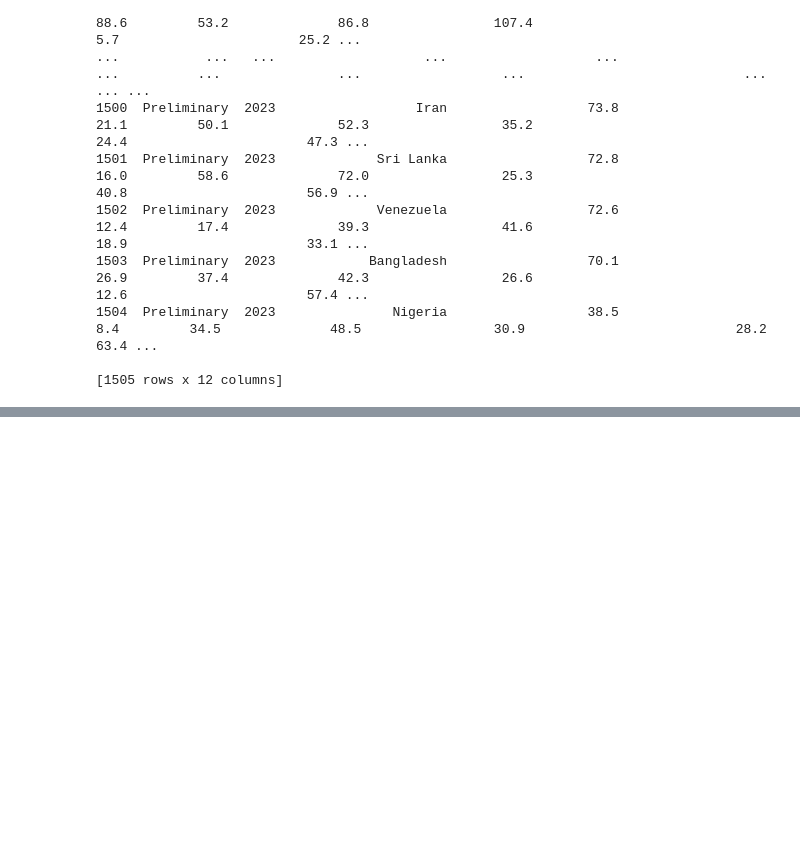
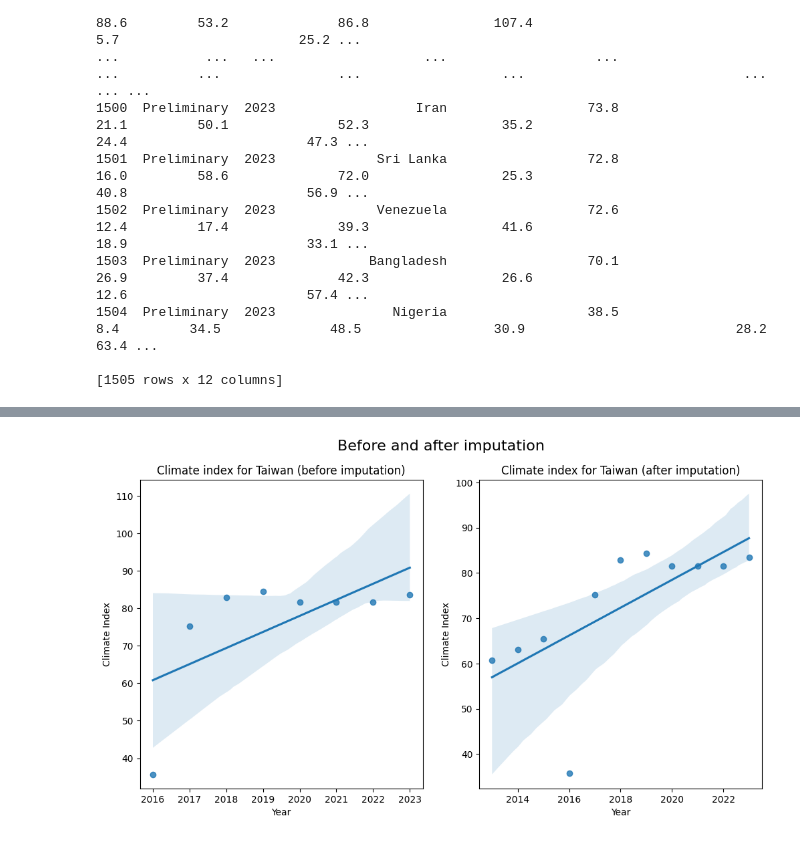
Before and after one commit to Milanomac/data-science-python, a Jupyter notebook: web-scraping/numbeo_scraping.ipynb, the cells around one changed output, grey strips where cells are left out. Cells and saved outputs as stored; diff of their text form; code cells hidden in the pictures; blank space fills up the shorter version.

```diff
--- a/web-scraping/numbeo_scraping.ipynb
+++ b/web-scraping/numbeo_scraping.ipynb
@@ -169,0 +237,21 @@ result_df.to_csv('numbeo.csv', index=False)
+# %%
+# Extract the country names from the dummy variable column names
+country_names = [col.split('_')[1] for col in df_imputed.columns if col.startswith('Country_')]
+
+# country_names
+# Create the "Country" column
+df_imputed['Country'] = ''
+
+# Iterate over each row and assign country names based on the dummy variables
+for index, row in df_imputed.iterrows():
+    for country in country_names:
+        if row[f'Country_{country}'] == 1:
+            df_imputed.at[index, 'Country'] = country
+            break  # Exit the loop once a country is found
+
+# Print the updated DataFrame
+# print(df_imputed)
+# %%
+# Drop all the 'Country_' columns
+df_imputed = df_imputed.drop(columns=df_imputed.columns[df_imputed.columns.str.startswith('Country_')])
+# df_imputed.head()
@@ -169,0 +275,10 @@ result_df.to_csv('numbeo.csv', index=False)
+# %%
+# Round the 'Climate Index to 1 decimal place in df_imputed
+df_imputed['Climate Index'] = df_imputed['Climate Index'].round(1)
+
+# Save 'Country' as third column using insert()
+df_imputed.insert(2, 'Country', df_imputed.pop('Country'))
+
+group_imputed = df_imputed[df_imputed['Country'] == 'Taiwan']
+
+group_imputed
@@ -169,0 +298,15 @@ result_df.to_csv('numbeo.csv', index=False)
+# %%
+# Plot several regplots on the same figure, one for Quality of life, one for Climate Index
+fig, axes = plt.subplots(1, 2, figsize=(12, 6))
+
+sns.regplot(x='Year', y='Climate Index', data=group, ax=axes[0])
+sns.regplot(x='Year', y='Climate Index', data=group_imputed, ax=axes[1])
+plt.suptitle('Before and after imputation', fontsize=16)
+
+# Add titles
+axes[0].set_title('Climate index for Taiwan (before imputation)')
+axes[1].set_title('Climate index for Taiwan (after imputation)')
+
+plt.show()
+# %% [output]
+[figure, added]
```
Also changed, not shown: parts of 26 cells of this notebook.
